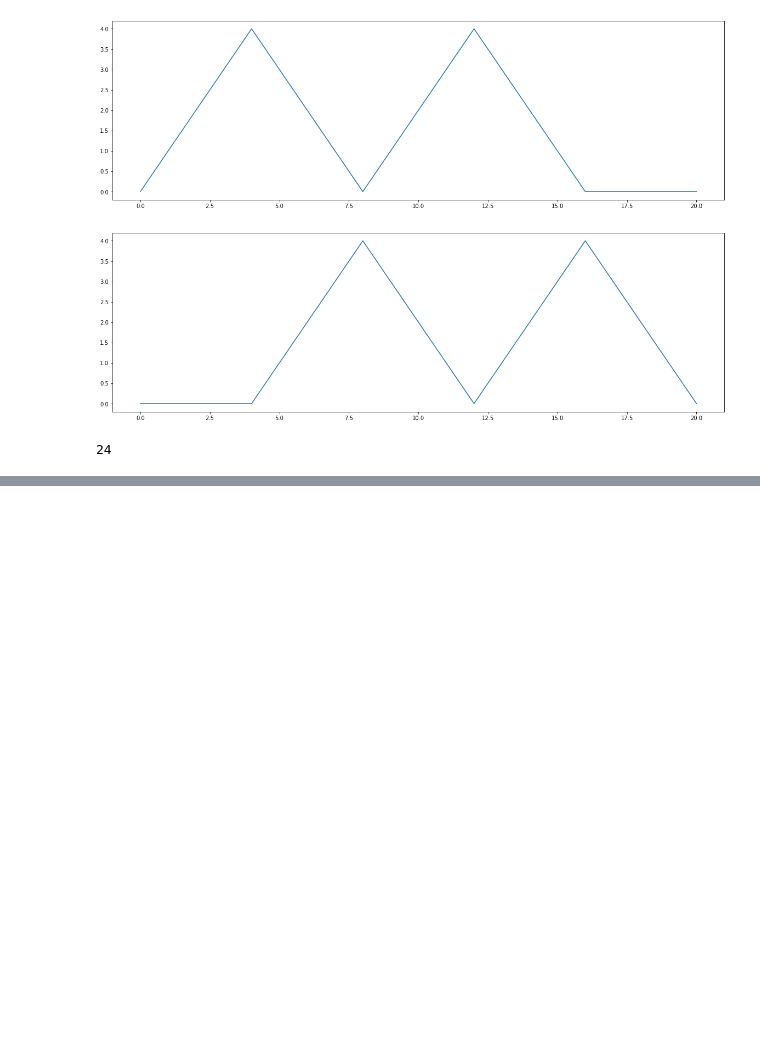
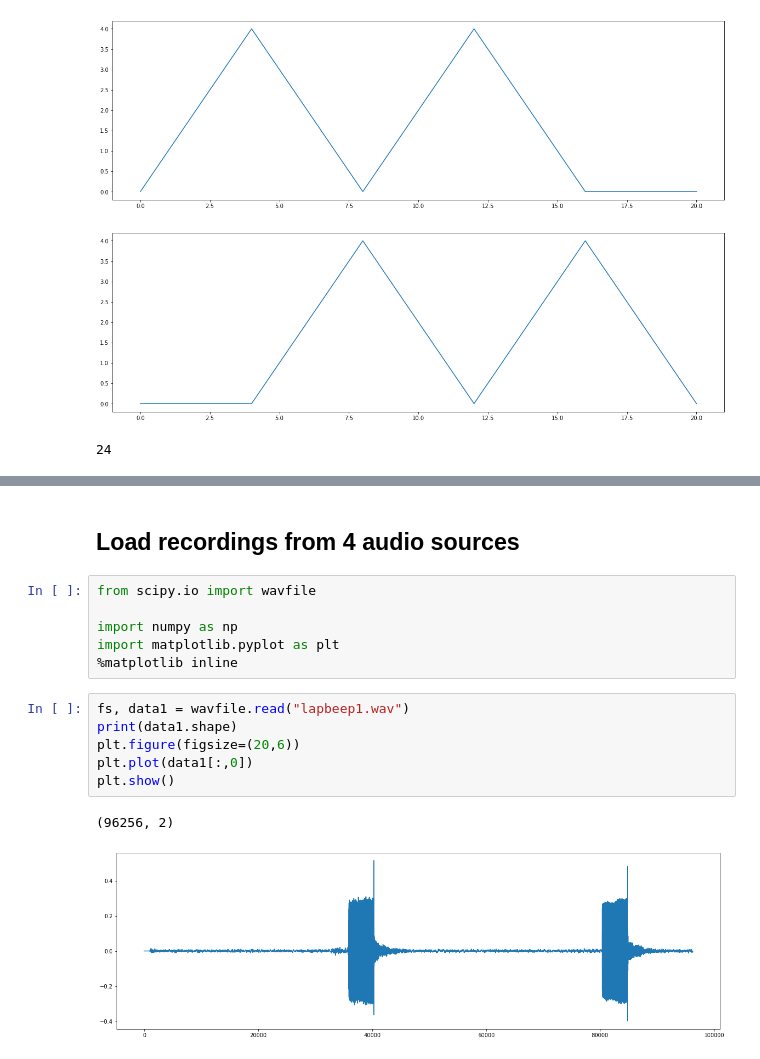
Before and after one commit to abhikandoi2000/time-difference-of-arrival, a Jupyter notebook: tdoa.ipynb, the cells around one changed output, grey strips where cells are left out. Drawn from its saved outputs; the diff is of its cells as text; blank space fills up the shorter version.

```diff
--- a/tdoa.ipynb
+++ b/tdoa.ipynb
@@ -86,0 +518,17 @@ print(numpy.argmax(signal.correlate(b,a)))
+# %% [markdown]
+## Load recordings from 4 audio sources
+# %%
+from scipy.io import wavfile
+
+import numpy as np
+import matplotlib.pyplot as plt
+%matplotlib inline
+# %%
+fs, data1 = wavfile.read("lapbeep1.wav")
+print(data1.shape)
+plt.figure(figsize=(20,6))
+plt.plot(data1[:,0])
+plt.show()
+# %% [output]
+(96256, 2)
+[figure, added]
```
Also changed, not shown: parts of 32 cells of this notebook, 4 other files.
